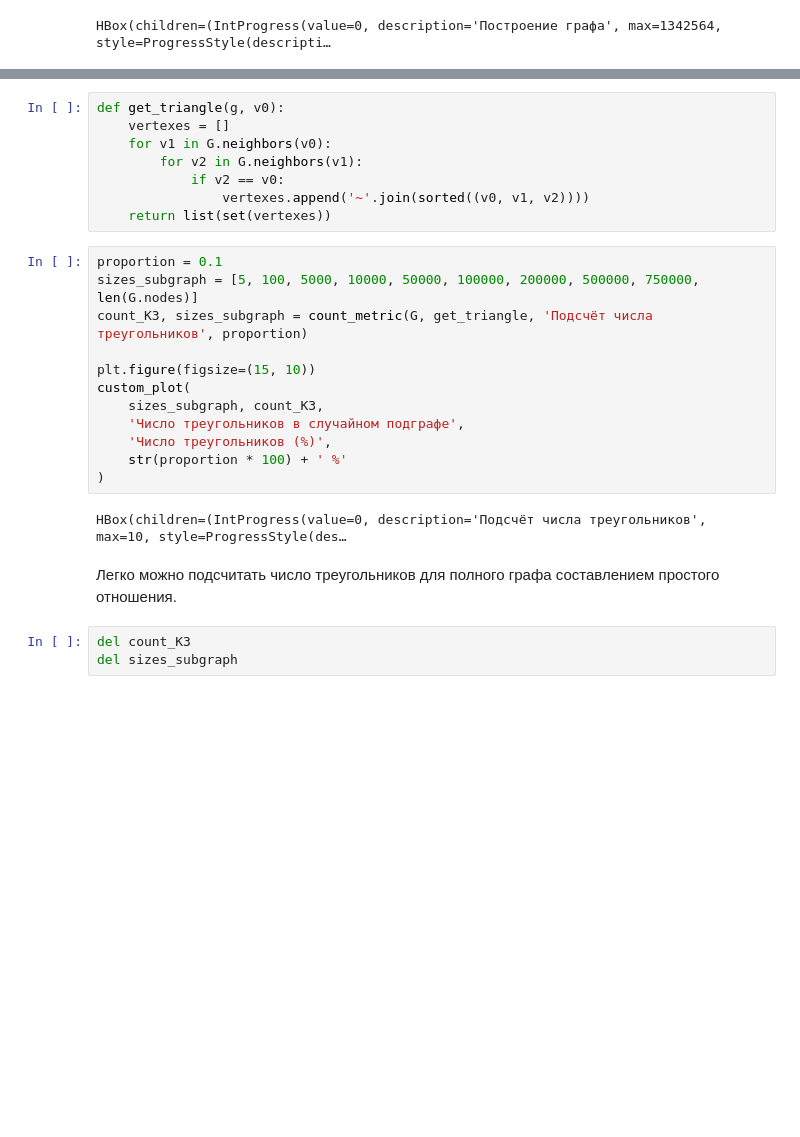
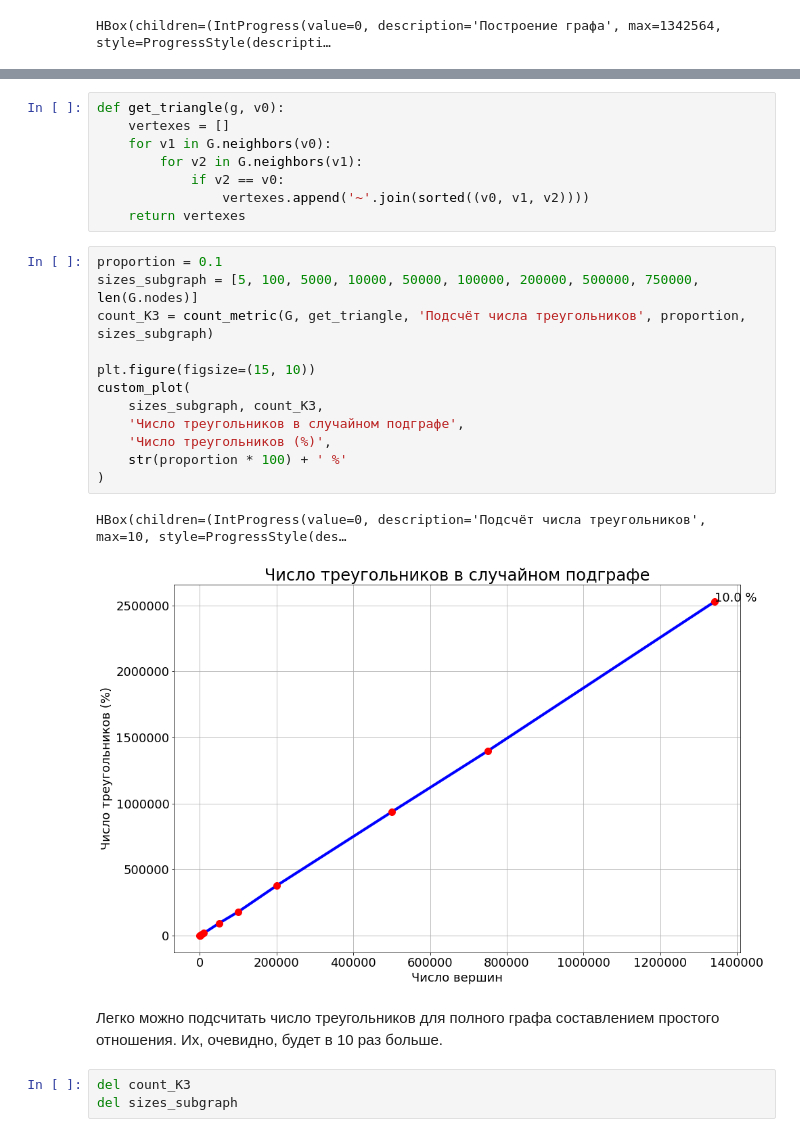
Before and after one commit to Hedgehogues/MSU_PZAD, a Jupyter notebook: HW-graph/Untitled.ipynb, the cells around one changed output, grey strips where cells are left out. Drawn from its saved outputs; the diff is of its cells as text; blank space fills up the shorter version.

```diff
--- a/HW-graph/Untitled.ipynb
+++ b/HW-graph/Untitled.ipynb
@@ -655,23 +658,24 @@ def get_triangle(g, v0):
         for v2 in G.neighbors(v1):
             if v2 == v0:
                 vertexes.append('~'.join(sorted((v0, v1, v2))))
-    return list(set(vertexes))
+    return vertexes
 # %%
 proportion = 0.1
 sizes_subgraph = [5, 100, 5000, 10000, 50000, 100000, 200000, 500000, 750000, len(G.nodes)]
-count_K3, sizes_subgraph = count_metric(G, get_triangle, 'Подсчёт числа треугольников', proportion)
+count_K3 = count_metric(G, get_triangle, 'Подсчёт числа треугольников', proportion, sizes_subgraph)
 
 plt.figure(figsize=(15, 10))
 custom_plot(
     sizes_subgraph, count_K3,
     'Число треугольников в случайном подграфе',
     'Число треугольников (%)',
     str(proportion * 100) + ' %'
 )
 # %% [output]
 HBox(children=(IntProgress(value=0, description='Подсчёт числа треугольников', max=10, style=ProgressStyle(des…
+[figure, added]
 # %% [markdown]
-Легко можно подсчитать число треугольников для полного графа составлением простого отношения.
+Легко можно подсчитать число треугольников для полного графа составлением простого отношения. Их, очевидно, будет в 10 раз больше.
 # %%
 del count_K3
 del sizes_subgraph
```
Also changed, not shown: parts of 35 cells of this notebook.
